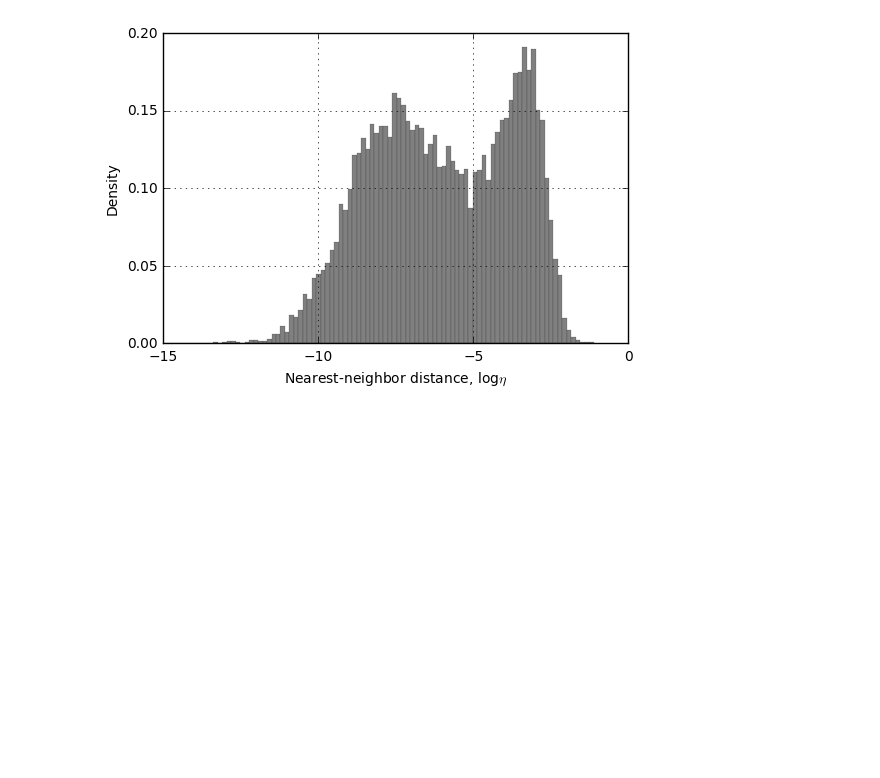
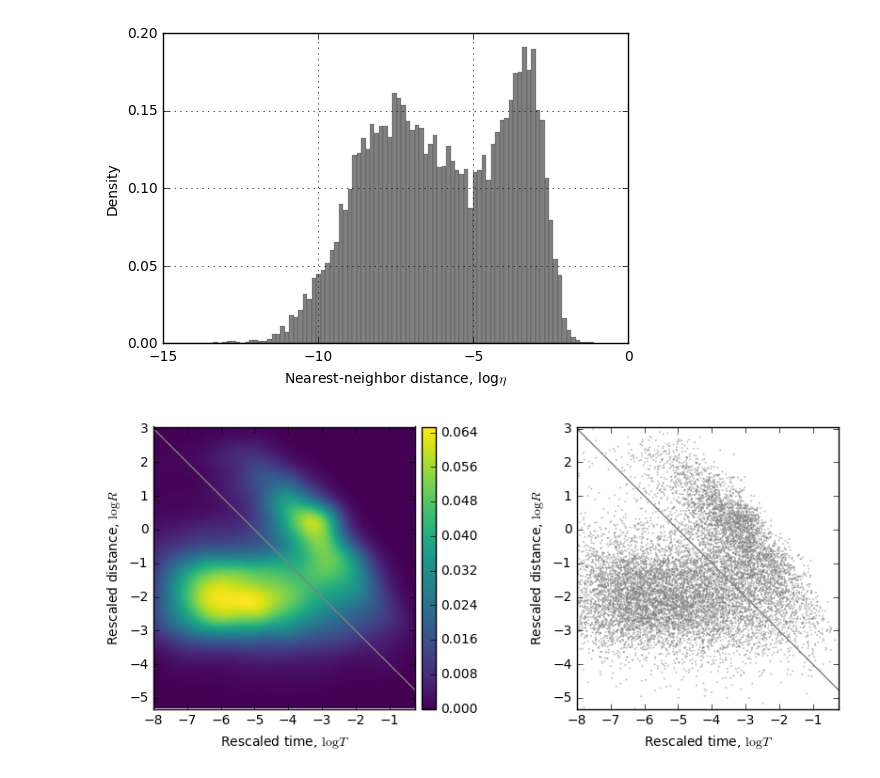
Before and after one commit to rokuwaki/EqDistance, a Jupyter notebook: EqDistance.ipynb, the cells around one changed output. Drawn from its saved outputs; the diff is of its cells as text; code cells hidden in the pictures; blank space fills up the shorter version.

```diff
--- a/EqDistance.ipynb
+++ b/EqDistance.ipynb
@@ -21,3 +23,42 @@ ax.set_xticks(np.arange(-15,1,5))
 plt.show()
 # %% [output]
 [figure]
+# %%
+data = np.loadtxt('data/hs_1981_2011_06_comb_K2_A.cat_so_SCSN_v01_M3_T_R.txt')
+m1=np.log10(data[:,0]); m2=np.log10(data[:,1])
+xmin = m1.min(); xmax = m1.max()
+ymin = m2.min(); ymax = m2.max()
+X, Y = np.mgrid[xmin:xmax:100j, ymin:ymax:100j]
+positions = np.vstack([X.ravel(), Y.ravel()])
+values = np.vstack([m1, m2])
+kernel = stats.gaussian_kde(values)
+Z = np.reshape(kernel(positions).T, X.shape)
+t=np.linspace(xmin,xmax,100)
+r=-t-5
+
+#Joint distribtuion
+fig=plt.figure(figsize=(3, 3))
+width = xmax-(-8); height=ymax-ymin
+ax = fig.add_axes([0,0,width/height,1])
+cmap=plt.cm.viridis
+hist=ax.imshow(np.rot90(Z), cmap=cmap,extent=[xmin, xmax, ymin, ymax])
+ax.plot(t,r,label='$\log R=-\log T -5$',c='gray')
+ax.set_xlabel('Rescaled time, $\log T$')
+ax.set_ylabel('Rescaled distance, $\log R$')
+ax.set_xlim([-8,xmax])
+ax.set_ylim([ymin,ymax])
+cax = fig.add_axes([0.95, 0, 0.05, 1])
+norm = mpl.colors.Normalize(vmin=Z.min(), vmax=Z.max())
+mpl.colorbar.ColorbarBase(cax, norm=norm, cmap=cmap)
+
+#Scatter plot
+ax = fig.add_axes([1.5,0,width/height,1])
+ax.scatter(m1,m2,s=2,facecolor='gray',edgecolor='',alpha=0.5)
+ax.plot(t,r,label='$\log R=-\log T -5$',c='gray')
+ax.set_xlabel('Rescaled time, $\log T$')
+ax.set_ylabel('Rescaled distance, $\log R$')
+ax.set_xlim([-8,xmax])
+ax.set_ylim([ymin,ymax])
+plt.show()
+# %% [output]
+[figure, added]
```
Also changed, not shown: parts of 3 cells of this notebook, 3 other files.
